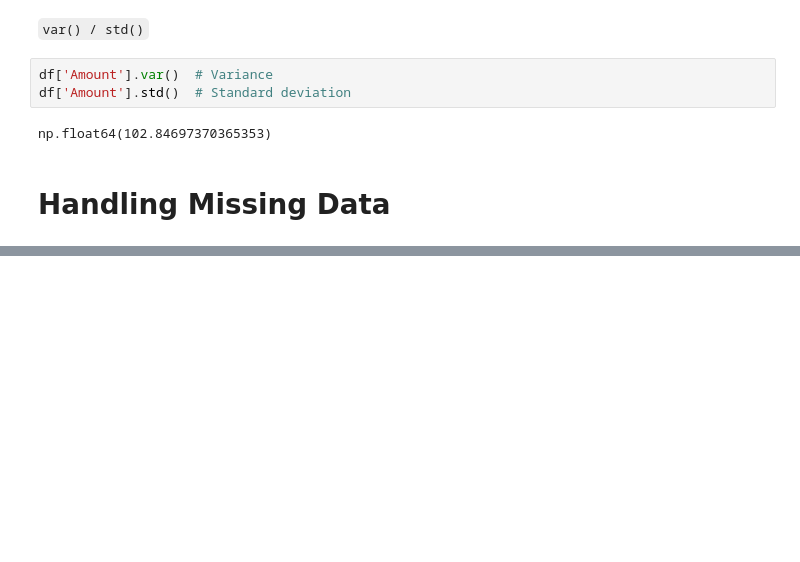
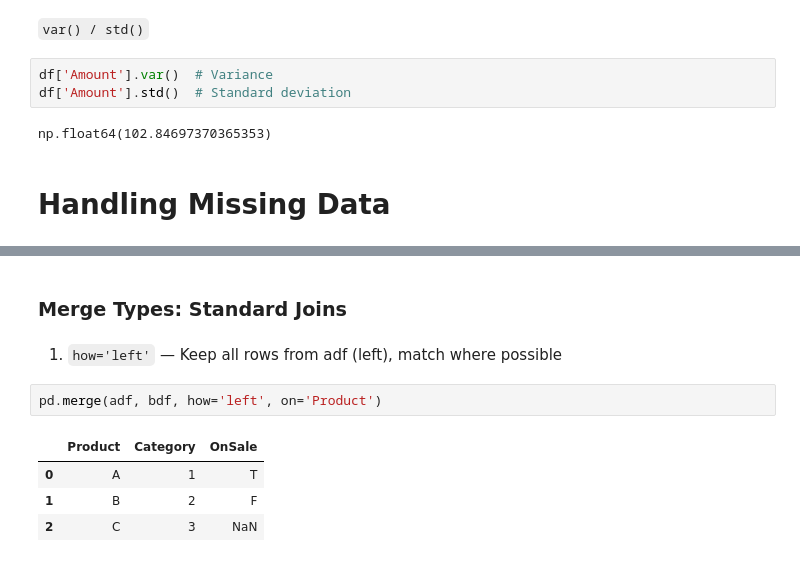
Before and after one commit to abdullahalasif25/My-Notes, a Jupyter notebook: Pandas.ipynb, the cells around one changed output, grey strips where cells are left out. Drawn from its saved outputs; the diff is of its cells as text; blank space fills up the shorter version.

```diff
--- a/Pandas.ipynb
+++ b/Pandas.ipynb
@@ -1188,0 +1398,11 @@ np.float64(102.84697370365353)
+# %% [markdown]
+### Merge Types: Standard Joins
+# %% [markdown]
+1. `how='left'` — Keep all rows from adf (left), match where possible
+# %%
+pd.merge(adf, bdf, how='left', on='Product')
+# %% [output]
+|  | Product | Category | OnSale |
+| 0 | A | 1 | T |
+| 1 | B | 2 | F |
+| 2 | C | 3 | NaN |
```
Also changed, not shown: parts of 48 cells of this notebook.
